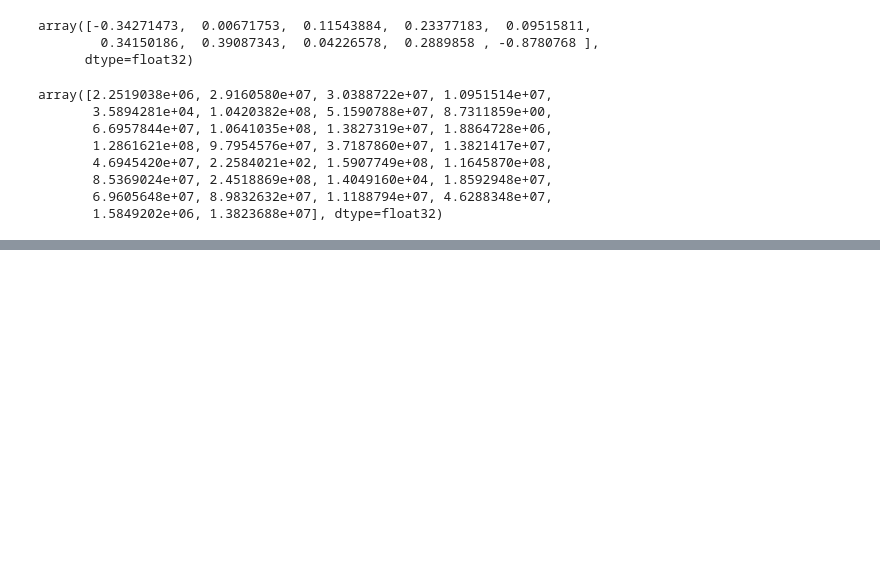
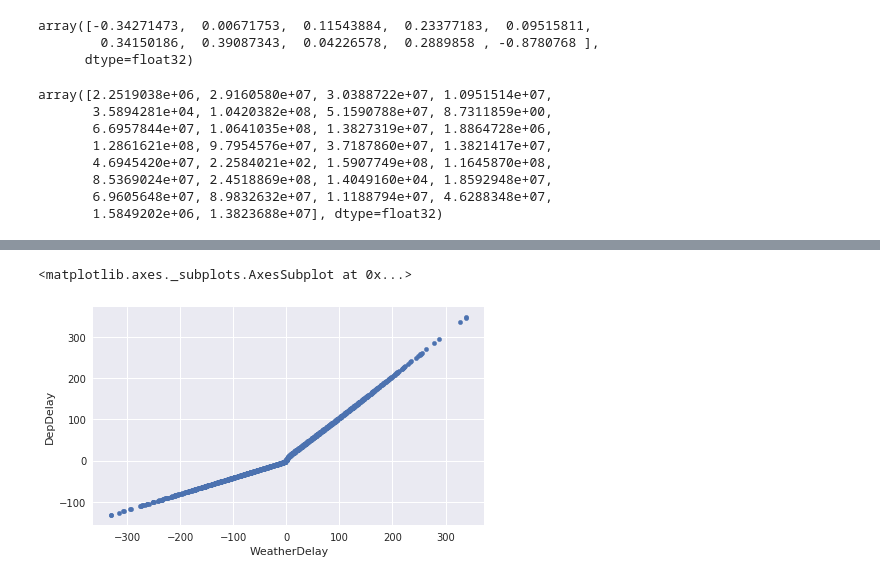
Before and after one commit to srihari4mbatech/IGT_assignment, a Jupyter notebook: IGT_delay_prediction.ipynb, the cells around one changed output, grey strips where cells are left out. Saved outputs shown, nothing was run; the diff lists cells and outputs as text; code cells hidden in the pictures; blank space fills up the shorter version.

```diff
--- a/IGT_delay_prediction.ipynb
+++ b/IGT_delay_prediction.ipynb
@@ -209,0 +232,11 @@ array([2.2519038e+06, 2.9160580e+07, 3.0388722e+07, 1.0951514e+07,
+# %%
+temp_df= pd.DataFrame({'WeatherDelay':np.random.randn(20000)*100})
+temp_df['UniqueCarrier']='WN'
+temp_df['Diverted']=0
+temp_df['CarrierDelay']=0
+temp_df['NASDelay']=0
+temp_df['SecurityDelay']=0
+temp_df['LateAircraftDelay']=0
+temp_df['Month']=1
+temp_df['DayOfWeek']=1
+temp_df.describe()
@@ -209,0 +253,7 @@ array([2.2519038e+06, 2.9160580e+07, 3.0388722e+07, 1.0951514e+07,
+# %%
+pred_func=tf.estimator.inputs.pandas_input_fn(x=temp_df,batch_size=100,num_epochs=1,shuffle=False)
+# %%
+pred_temp_df=model.predict(pred_func)
+temp_df_pred=[]
+for i in pred_temp_df:
+  temp_df_pred.append(i['predictions'][0])
@@ -209,0 +262,3 @@ array([2.2519038e+06, 2.9160580e+07, 3.0388722e+07, 1.0951514e+07,
+# %%
+temp_df['DepDelay']=temp_df_pred
+temp_df.info()
@@ -209,0 +281,5 @@ array([2.2519038e+06, 2.9160580e+07, 3.0388722e+07, 1.0951514e+07,
+# %%
+temp_df.iloc[0:2000,:].plot(kind='scatter',x='WeatherDelay',y='DepDelay',figsize=(7,4))
+# %% [output]
+<matplotlib.axes._subplots.AxesSubplot at 0x...>
+[figure, added]
```
Also changed, not shown: parts of 7 cells of this notebook, 2 other files.
